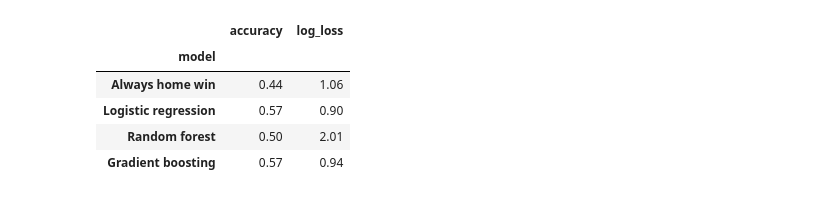
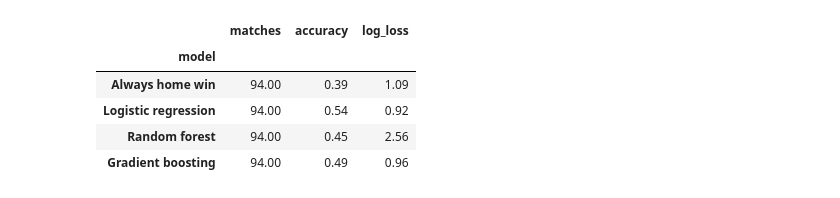
Before and after one commit to sal2049/saudi-pro-league-forecast, a Jupyter notebook: notebooks/walkthrough.ipynb, the cells around one changed output. Drawn from its saved outputs; the diff is of its cells as text; code cells hidden in the pictures.

```diff
--- a/notebooks/walkthrough.ipynb
+++ b/notebooks/walkthrough.ipynb
@@ -44,4 +39,4 @@ Both use only results from before the match.
 # %%
-data = add_features(matches)
-data[["season", "date", "home", "away", "last_diff", "form_diff", "result"]].tail(12).head(6)
+data = add_gap(matches)
+data[["date", "home", "away", "home_form", "away_form", "gap", "result"]].tail(14).head(5)
 # %% [output]
@@ -76,11 +68,10 @@ The random forest is far better on matches it trained on than on new ones: it me
 # %%
-holdout, holdout_train = walk_forward(data, candidates(), [HOLDOUT_SEASON])
-holdout_summary = summarise(holdout, holdout_train)
-holdout_summary[["accuracy", "log_loss"]]
+test, test_train = walk_forward(data, candidates(), [TEST])
+summarise(test, test_train)[["matches", "accuracy", "log_loss"]]
 # %% [output]
-|  | accuracy | log_loss |
-| model |  |  |
-| Always home win | 0.44 | 1.06 |
-| Logistic regression | 0.57 | 0.90 |
-| Random forest | 0.50 | 2.01 |
-| Gradient boosting | 0.57 | 0.94 |
+|  | matches | accuracy | log_loss |
+| model |  |  |  |
+| Always home win | 94.00 | 0.39 | 1.09 |
+| Logistic regression | 94.00 | 0.54 | 0.92 |
+| Random forest | 94.00 | 0.45 | 2.56 |
+| Gradient boosting | 94.00 | 0.49 | 0.96 |
```
Also changed, not shown: parts of 22 cells of this notebook, 26 other files.
